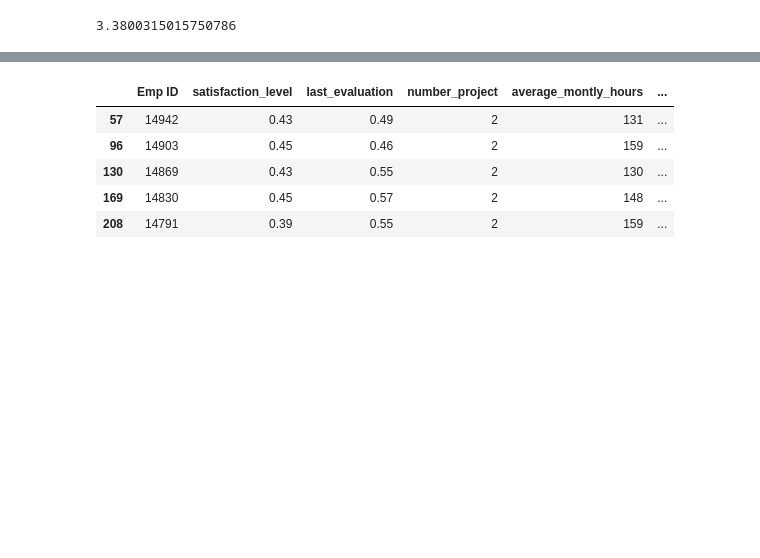
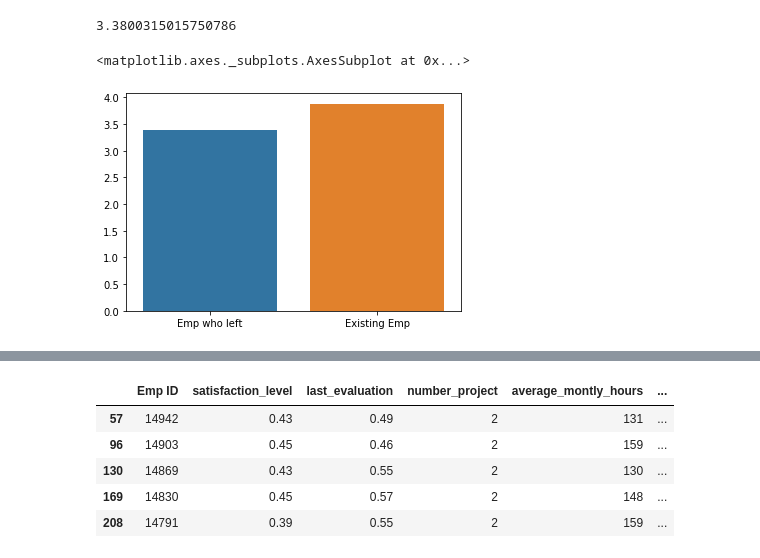
Before and after one commit to Jay952/Data-Science-Machine-Learning-Projects, a Jupyter notebook: Company_Data_Analysis/Company Data Analysis.ipynb, the cells around one changed output, grey strips where cells are left out. Drawn from its saved outputs; the diff is of its cells as text; code cells hidden in the pictures; blank space fills up the shorter version.

```diff
--- a/Company_Data_Analysis/Company Data Analysis.ipynb
+++ b/Company_Data_Analysis/Company Data Analysis.ipynb
@@ -85,3 +112,11 @@ Avg_Time_spent_Existing_Emp = Existing_emp["time_spend_company"].mean()
 Avg_Time_spent_Existing_Emp
 # %% [output]
 3.3800315015750786
+# %%
+arr1 = [3.38, 3.88]
+arr2 = ['Emp who left', 'Existing Emp']
+# %%
+sns.barplot(x=arr2, y=arr1)
+# %% [output]
+<matplotlib.axes._subplots.AxesSubplot at 0x...>
+[figure, added]
```
Also changed, not shown: parts of 40 cells of this notebook.
